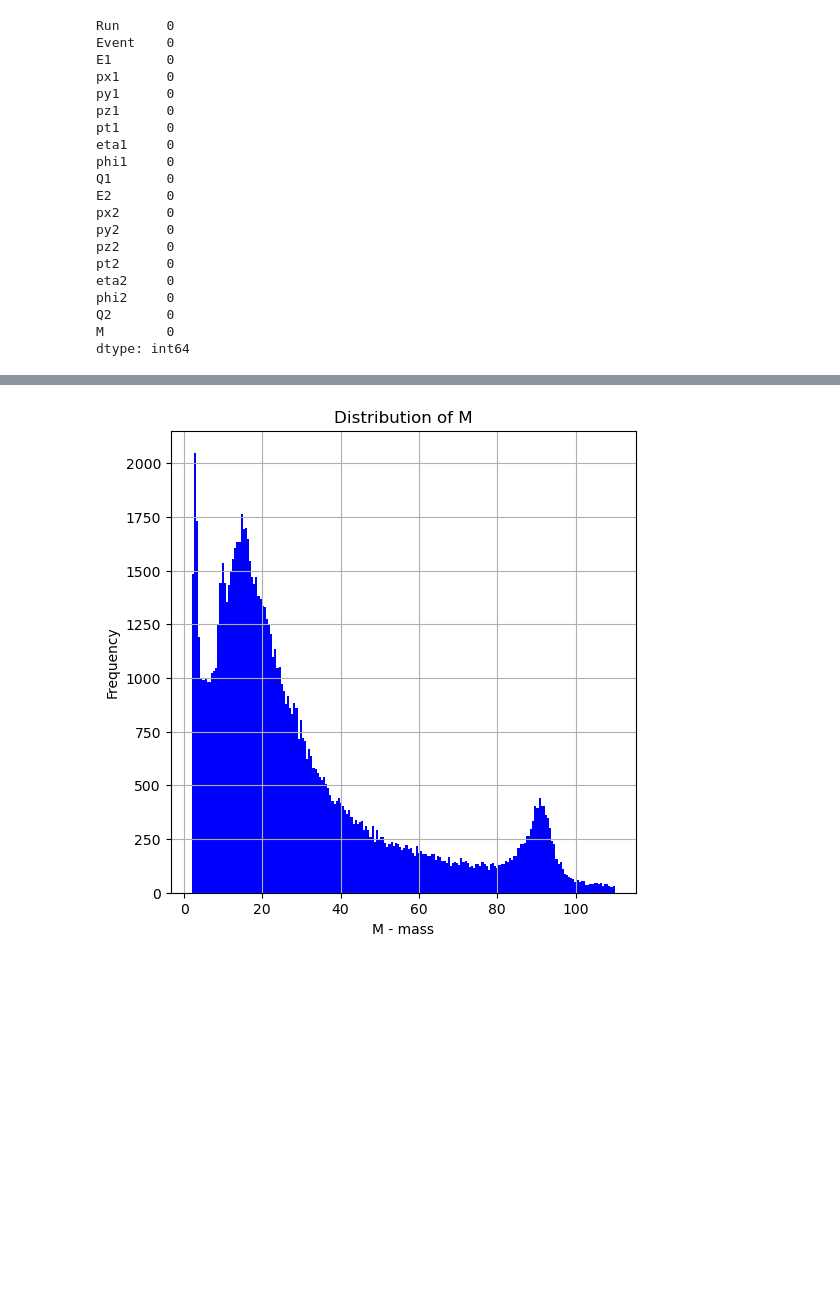
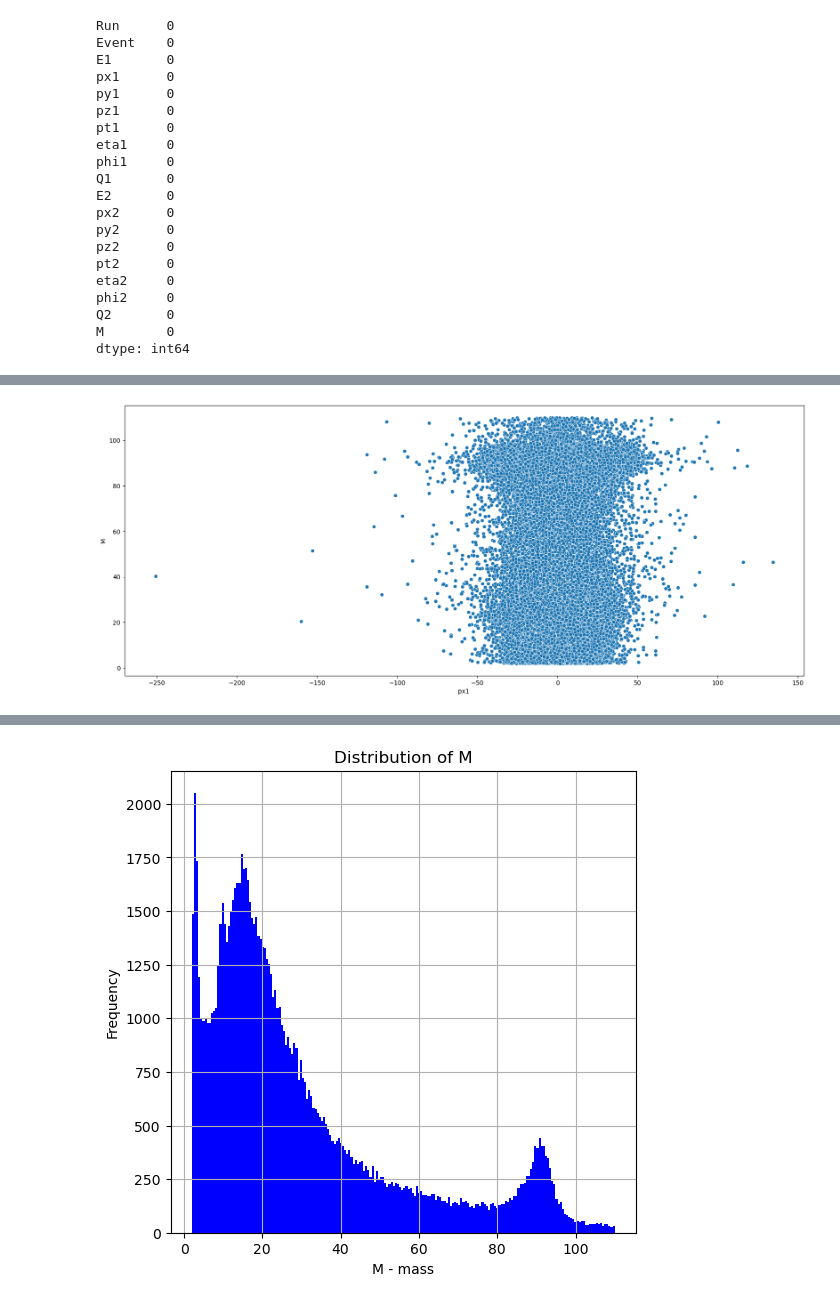
Before and after one commit to DimitrisGkoutzounis/Machine-Learning-Electron-Mass-Prediction, a Jupyter notebook: main.ipynb, the cells around one changed output, grey strips where cells are left out. Cells and saved outputs as stored; diff of their text form; code cells hidden in the pictures; blank space fills up the shorter version.

```diff
--- a/main.ipynb
+++ b/main.ipynb
@@ -101,0 +113,6 @@ df.duplicated().sum()
+# %%
+figure = plt.figure(figsize=(20,8))
+sns.scatterplot(x="px1 ",y="M",data= df)
+plt.show()
+# %% [output]
+[figure, added]
```
Also changed, not shown: parts of 15 cells of this notebook.
